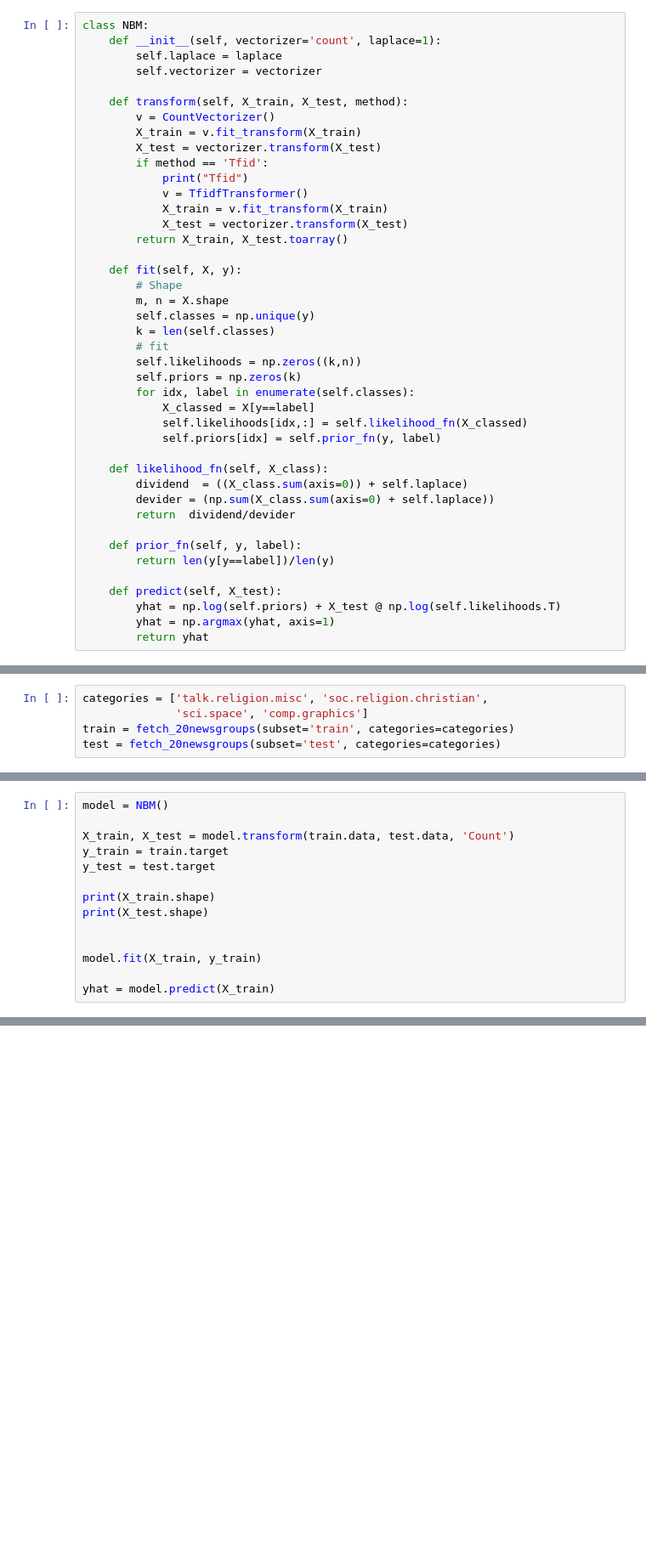
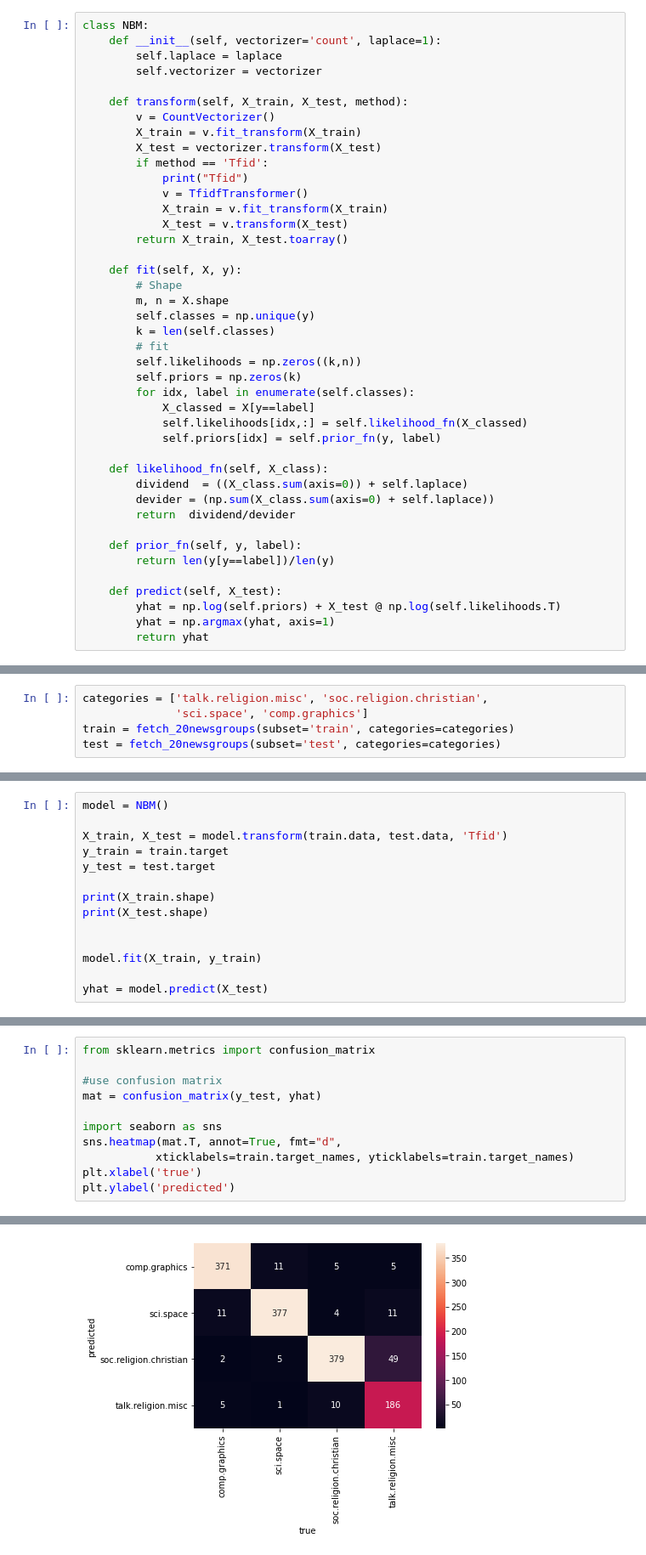
Before and after one commit to Thetang-145/Python-for-DS-AI, a Jupyter notebook: Lectures/02-MLScratch/03-Naive Bayesian/Lab03-02-NBM.ipynb, the cells around one changed output, grey strips where cells are left out. Shown: that part at 85% size. Saved outputs shown, nothing was run; the diff lists cells and outputs as text; blank space fills up the shorter version.

```diff
--- a/Lectures/02-MLScratch/03-Naive Bayesian/Lab03-02-NBM.ipynb
+++ b/Lectures/02-MLScratch/03-Naive Bayesian/Lab03-02-NBM.ipynb
@@ -16,7 +16,7 @@ class NBM:
             print("Tfid")
             v = TfidfTransformer()
             X_train = v.fit_transform(X_train)
-            X_test = vectorizer.transform(X_test)
+            X_test = v.transform(X_test)
         return X_train, X_test.toarray()
 
     def fit(self, X, y):
@@ -95,7 +56,7 @@ print(X_train.shape)
 # %%
 model = NBM()
 
-X_train, X_test = model.transform(train.data, test.data, 'Count')
+X_train, X_test = model.transform(train.data, test.data, 'Tfid')
 y_train = train.target
 y_test = test.target
 
@@ -105,5 +66,5 @@ print(X_test.shape)
 
 model.fit(X_train, y_train)
 
-yhat = model.predict(X_train)
+yhat = model.predict(X_test)
 # %% [output]
@@ -111,0 +113,12 @@ yhat = model.predict(X_train)
+# %%
+from sklearn.metrics import confusion_matrix
+
+#use confusion matrix
+mat = confusion_matrix(y_test, yhat)
+
+import seaborn as sns
+sns.heatmap(mat.T, annot=True, fmt="d",
+           xticklabels=train.target_names, yticklabels=train.target_names)
+plt.xlabel('true')
+plt.ylabel('predicted')
+# %% [output]
@@ -111,0 +126 @@ yhat = model.predict(X_train)
+[figure, added]
```
Also changed, not shown: parts of 5 cells of this notebook, 1 other file.
